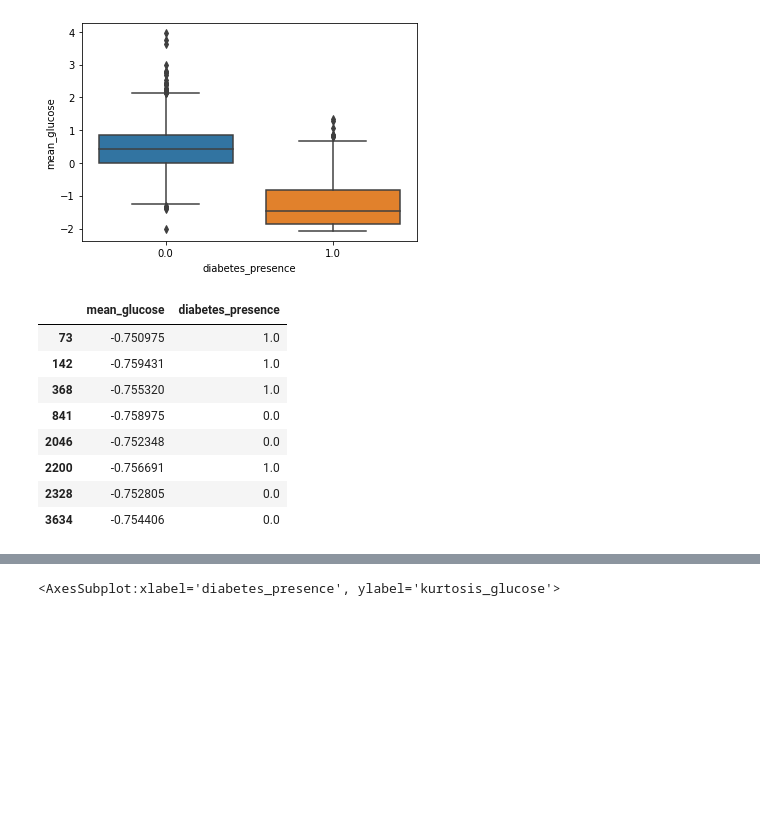
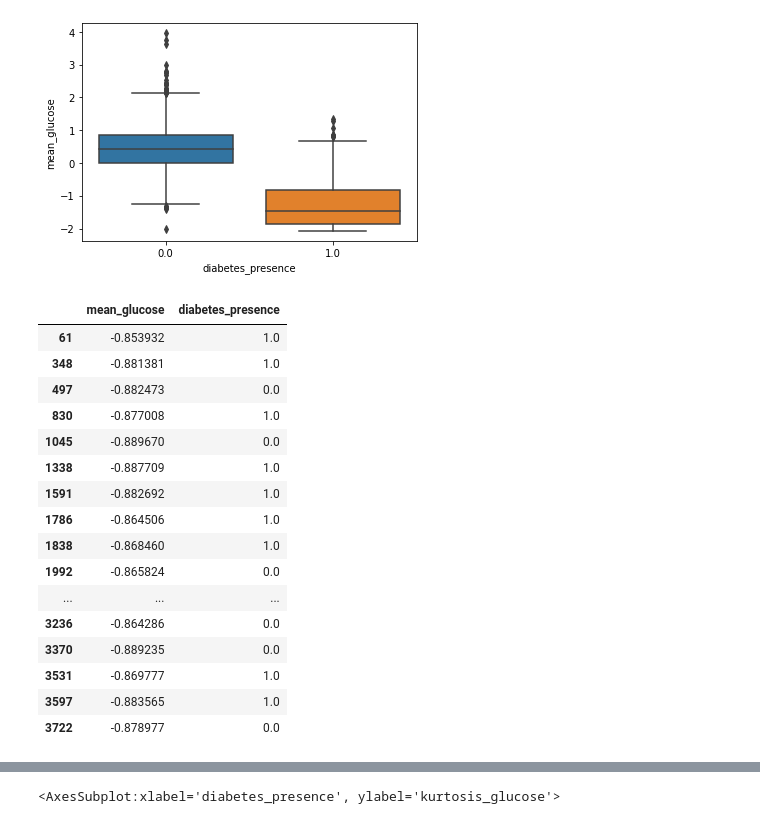
Before and after one commit to xsipka/FIIT_IAU_Projekt, a Jupyter notebook: phase_3.ipynb, the cells around one changed output, grey strips where cells are left out. Drawn from its saved outputs; the diff is of its cells as text; code cells hidden in the pictures; blank space fills up the shorter version.

```diff
--- a/phase_3.ipynb
+++ b/phase_3.ipynb
@@ -114,14 +119,22 @@ sns.boxplot(y = "mean_glucose", x = "diabetes_presence", data= train_data)
 [figure]
 # %%
 rule_1_columns = ["mean_glucose", "diabetes_presence"]
-train_data[rule_1_columns].loc[(train_data["mean_glucose"] <= -0.75) & (train_data["mean_glucose"] > -0.76)].head(40)
+train_data[rule_1_columns].loc[(train_data["mean_glucose"] <= -0.85) & (train_data["mean_glucose"] > -0.89)].head(40)
 # %% [output]
 |  | mean_glucose | diabetes_presence |
-| 73 | -0.750975 | 1.0 |
-| 142 | -0.759431 | 1.0 |
-| 368 | -0.755320 | 1.0 |
-| 841 | -0.758975 | 0.0 |
-| 2046 | -0.752348 | 0.0 |
-| 2200 | -0.756691 | 1.0 |
-| 2328 | -0.752805 | 0.0 |
-| 3634 | -0.754406 | 0.0 |
+| 61 | -0.853932 | 1.0 |
+| 348 | -0.881381 | 1.0 |
+| 497 | -0.882473 | 0.0 |
+| 830 | -0.877008 | 1.0 |
+| 1045 | -0.889670 | 0.0 |
+| 1338 | -0.887709 | 1.0 |
+| 1591 | -0.882692 | 1.0 |
+| 1786 | -0.864506 | 1.0 |
+| 1838 | -0.868460 | 1.0 |
+| 1992 | -0.865824 | 0.0 |
+| ... | ... | ... |
+| 3236 | -0.864286 | 0.0 |
+| 3370 | -0.889235 | 0.0 |
+| 3531 | -0.869777 | 1.0 |
+| 3597 | -0.883565 | 1.0 |
+| 3722 | -0.878977 | 0.0 |
```
Also changed, not shown: parts of 18 cells of this notebook.
